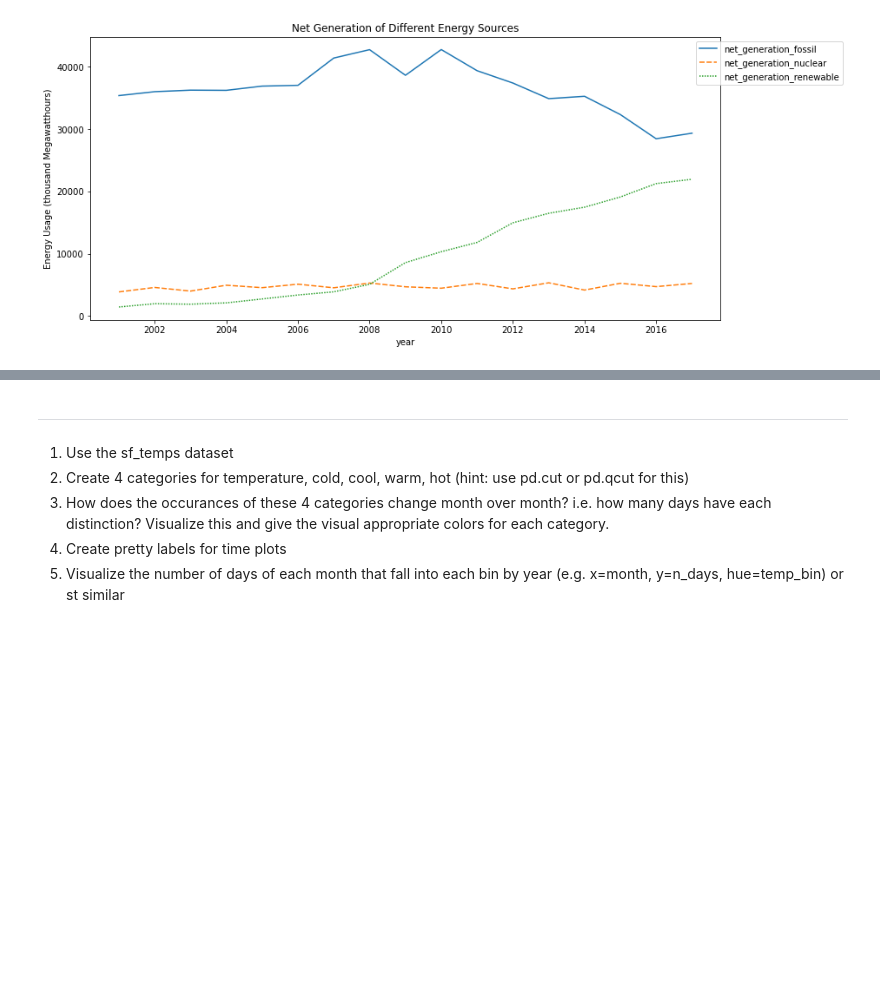
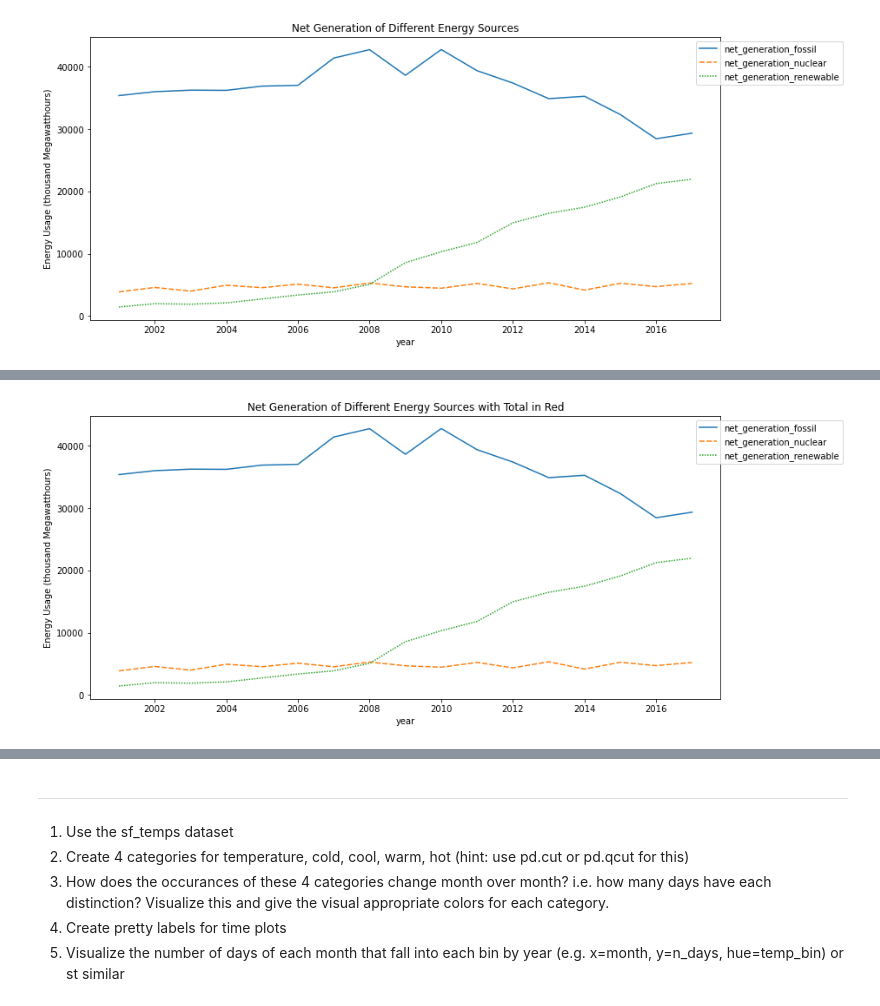
Before and after one commit to HeatherOrtegaMcMillan/time-series-exercises, a Jupyter notebook: exercises_time_series.ipynb, the cells around one changed output, grey strips where cells are left out. Cells and saved outputs as stored; diff of their text form; code cells hidden in the pictures; blank space fills up the shorter version.

```diff
--- a/exercises_time_series.ipynb
+++ b/exercises_time_series.ipynb
@@ -632,5 +632,8 @@ plt.show()
 [figure]
 # %%
 # 5. Is the total generation increasing over time?
-#     - How would you control for increasing consumption over time when considering how much energy is coming from each source?
-#     - express each number as a % of the year's total
+
+
+# add the three columns together for total generation to a new column
+iowa2['total_generation']= iowa2[gen_list[0]] + iowa2[gen_list[1]] + iowa2[gen_list[2]]
+iowa2['total_generation'].head()
@@ -636,0 +648,13 @@ plt.show()
+# %%
+# replot graph with new column as well
+gen_list_all = ['net_generation_fossil', 'net_generation_nuclear', 'net_generation_renewable', 'total_generation']
+
+
+plt.figure(figsize = (13,6))
+sns.lineplot(data = iowa2[gen_list])
+plt.legend(bbox_to_anchor = (1.20,1))
+plt.title("Net Generation of Different Energy Sources with Total in Red")
+plt.ylabel('Energy Usage (thousand Megawatthours)')
+plt.show()
+# %% [output]
+[figure, added]
```
Also changed, not shown: parts of 12 cells of this notebook.
